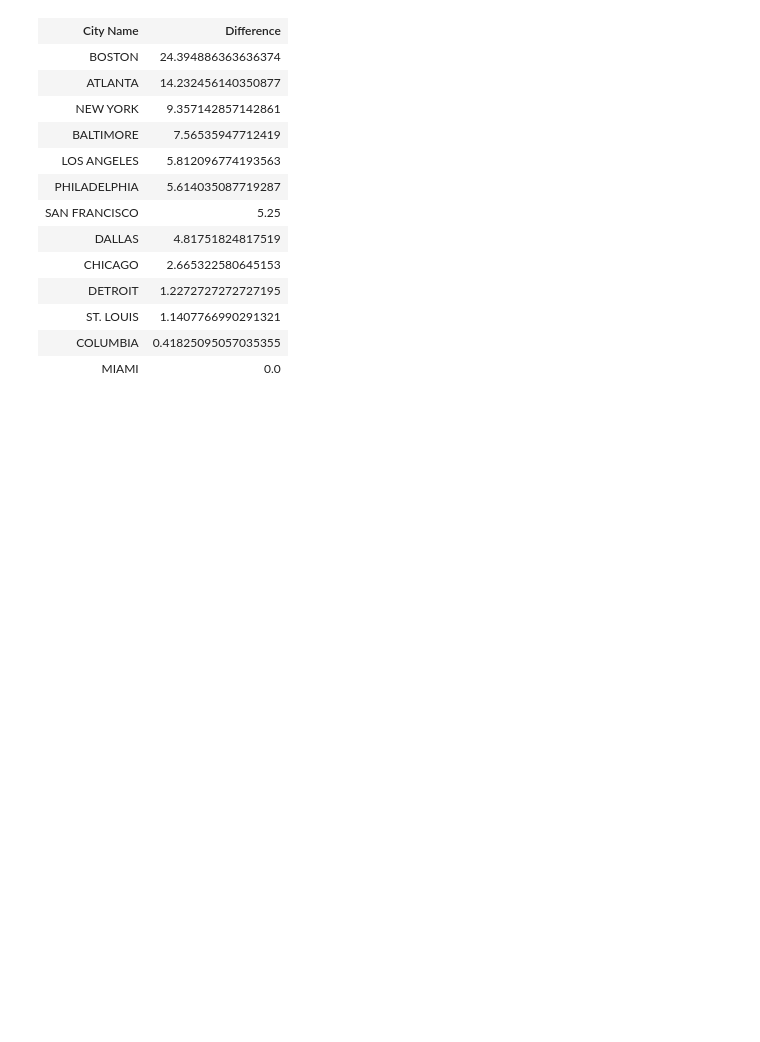
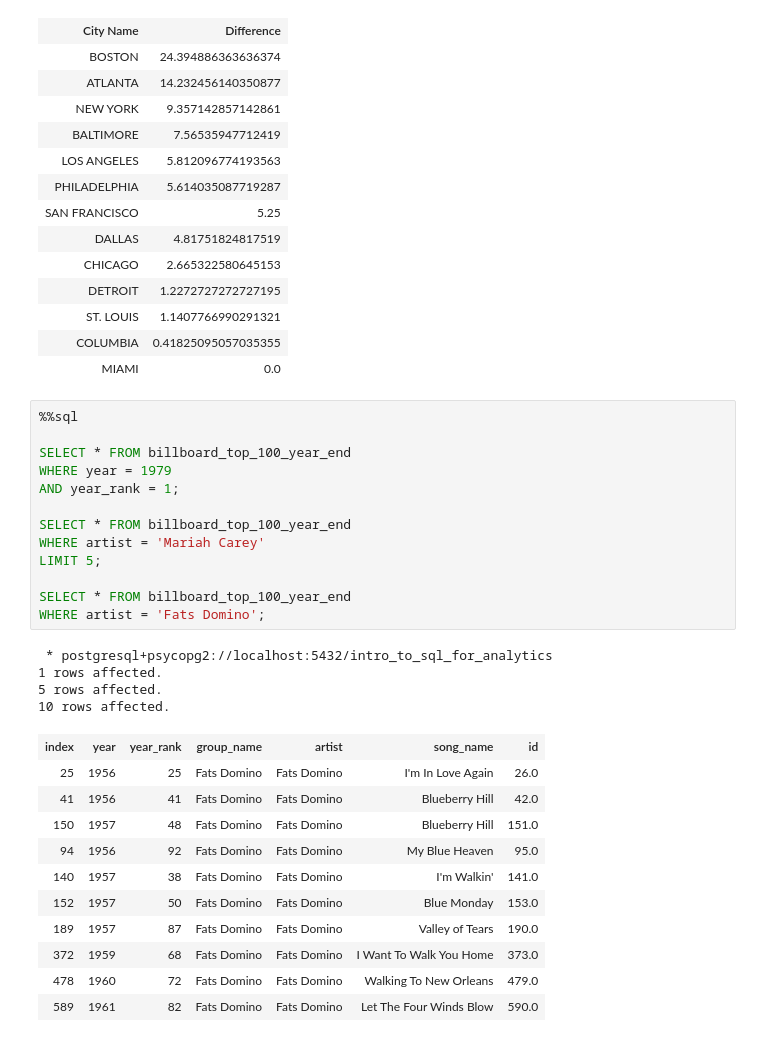
Before and after one commit to olikelly00/sql-for-data-engineering, a Jupyter notebook: sql_bites.ipynb, the cells around one changed output. Drawn from its saved outputs; the diff is of its cells as text; blank space fills up the shorter version.

```diff
--- a/sql_bites.ipynb
+++ b/sql_bites.ipynb
@@ -338,3 +337,32 @@ ORDER BY "Difference" DESC
 | ST. LOUIS | 1.1407766990291321 |
 | COLUMBIA | 0.41825095057035355 |
 | MIAMI | 0.0 |
+# %%
+%%sql
+
+SELECT * FROM billboard_top_100_year_end
+WHERE year = 1979
+AND year_rank = 1;
+
+SELECT * FROM billboard_top_100_year_end
+WHERE artist = 'Mariah Carey'
+LIMIT 5;
+
+SELECT * FROM billboard_top_100_year_end
+WHERE artist = 'Fats Domino';
+# %% [output]
+ * postgresql+psycopg2://localhost:5432/intro_to_sql_for_analytics
+1 rows affected.
+5 rows affected.
+10 rows affected.
+| index | year | year_rank | group_name | artist | song_name | id |
+| 25 | 1956 | 25 | Fats Domino | Fats Domino | I'm In Love Again | 26.0 |
+| 41 | 1956 | 41 | Fats Domino | Fats Domino | Blueberry Hill | 42.0 |
+| 150 | 1957 | 48 | Fats Domino | Fats Domino | Blueberry Hill | 151.0 |
+| 94 | 1956 | 92 | Fats Domino | Fats Domino | My Blue Heaven | 95.0 |
+| 140 | 1957 | 38 | Fats Domino | Fats Domino | I'm Walkin' | 141.0 |
+| 152 | 1957 | 50 | Fats Domino | Fats Domino | Blue Monday | 153.0 |
+| 189 | 1957 | 87 | Fats Domino | Fats Domino | Valley of Tears | 190.0 |
+| 372 | 1959 | 68 | Fats Domino | Fats Domino | I Want To Walk You Home | 373.0 |
+| 478 | 1960 | 72 | Fats Domino | Fats Domino | Walking To New Orleans | 479.0 |
+| 589 | 1961 | 82 | Fats Domino | Fats Domino | Let The Four Winds Blow | 590.0 |
```
Also changed, not shown: parts of 23 cells of this notebook.
